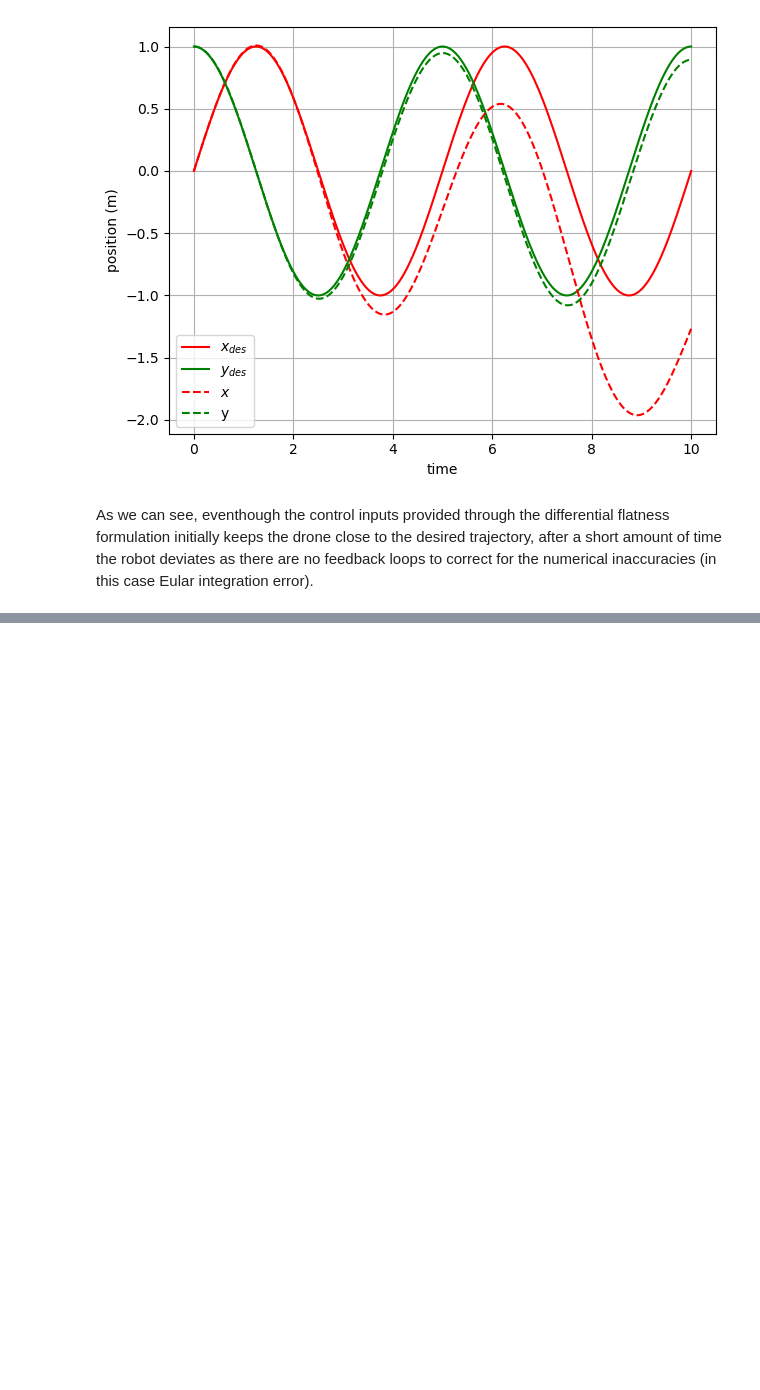
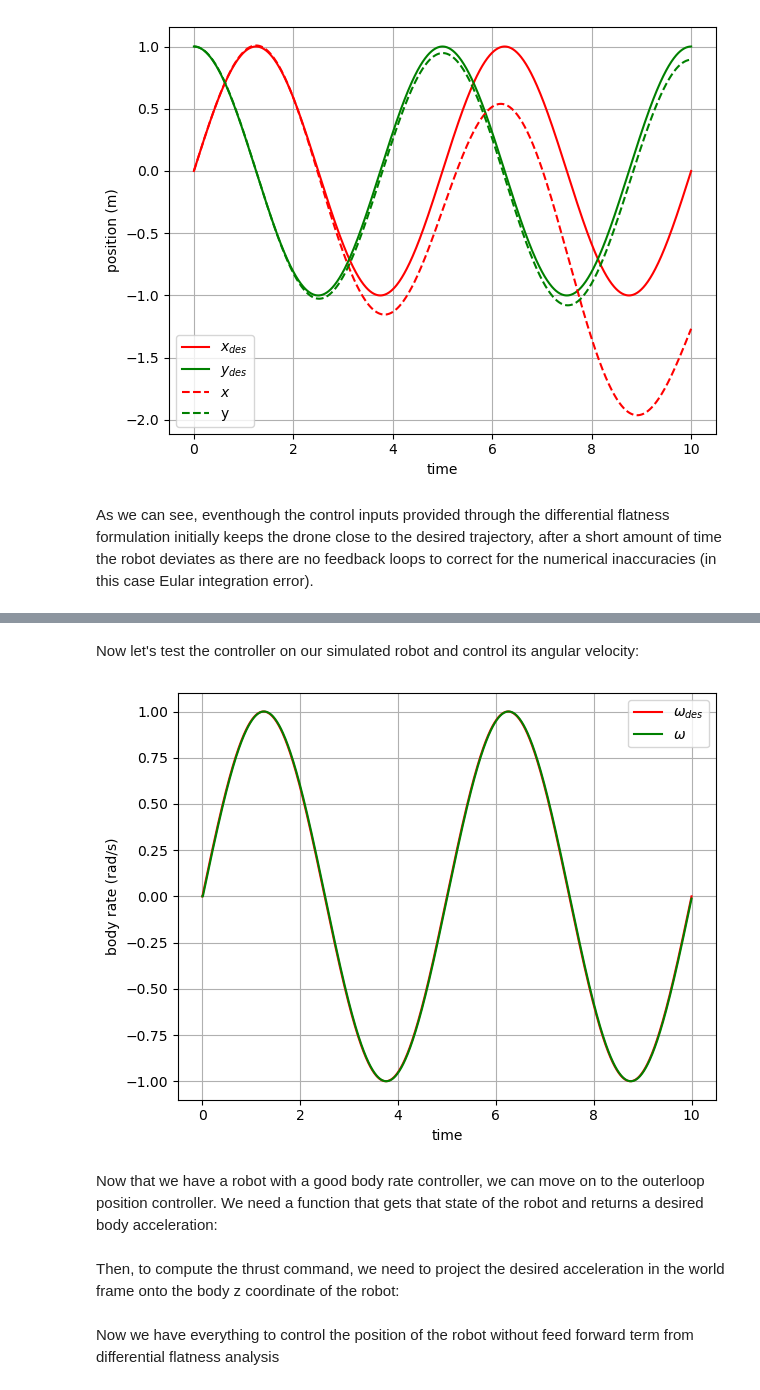
Before and after one commit to Rooholla-KhorramBakht/DiffFlat2DQuad, a Jupyter notebook: controller.ipynb, the cells around one changed output, grey strips where cells are left out. Saved outputs shown, nothing was run; the diff lists cells and outputs as text; code cells hidden in the pictures; blank space fills up the shorter version.

Commit message:
PD controller added.

```diff
--- a/controller.ipynb
+++ b/controller.ipynb
@@ -125,0 +144,38 @@ As we can see, eventhough the control inputs provided through the differential f
+# %% [markdown]
+Now let's test the controller on our simulated robot and control its angular velocity:
+# %%
+import time
+rendering = False
+T = 10
+omega = 2* 2*np.pi/T
+time_num = np.linspace(0, T, int(T/0.01)+1)
+omega_des = np.sin(omega*time_num)
+
+robot = PlanerQuadrotor(rendering=rendering)
+robot.gravity  = np.array([0, 0])
+robot.reset()
+body_rate_controller = PIController(1, Kp = 10, Ki = 0.1)
+body_rate_controller.reset()
+# Feed the computed thrust and torques to the drone in open loop and record the robot's states
+state = []
+for i in range(len(time_num)):
+    state.append(robot.omega)
+    torque = body_rate_controller.update(robot.omega, omega_des[i])
+    robot.step(T = torque.squeeze(), F = 0)
+    if rendering:
+        time.sleep(0.01)
+state = np.array(state).T
+# %%
+# plot the desired and actual body rates
+plt.plot(time_num, omega_des, 'r')
+plt.plot(time_num, state.T, 'g')
+plt.legend(['$\omega_{des}$', '$\omega$'])
+plt.xlabel('time')
+plt.ylabel('body rate (rad/s)')
+plt.grid(True)
+plt.tight_layout()
+plt.savefig('results/body_rate_with_PI.pdf')
+# %% [output]
+[figure, added]
+# %% [markdown]
+Now that we have a robot with a good body rate controller, we can move on to the outerloop position controller. We need a function that gets that state of the robot and returns a desired body acceleration:
@@ -125,0 +185,2 @@ As we can see, eventhough the control inputs provided through the differential f
+# %% [markdown]
+Then, to compute the thrust command, we need to project the desired acceleration in the world frame onto the body z coordinate of the robot:
@@ -125,0 +210,2 @@ As we can see, eventhough the control inputs provided through the differential f
+# %% [markdown]
+Now we have everything to control the position of the robot without feed forward term from differential flatness analysis
```
Also changed, not shown: parts of 13 cells of this notebook, 2 other files.
